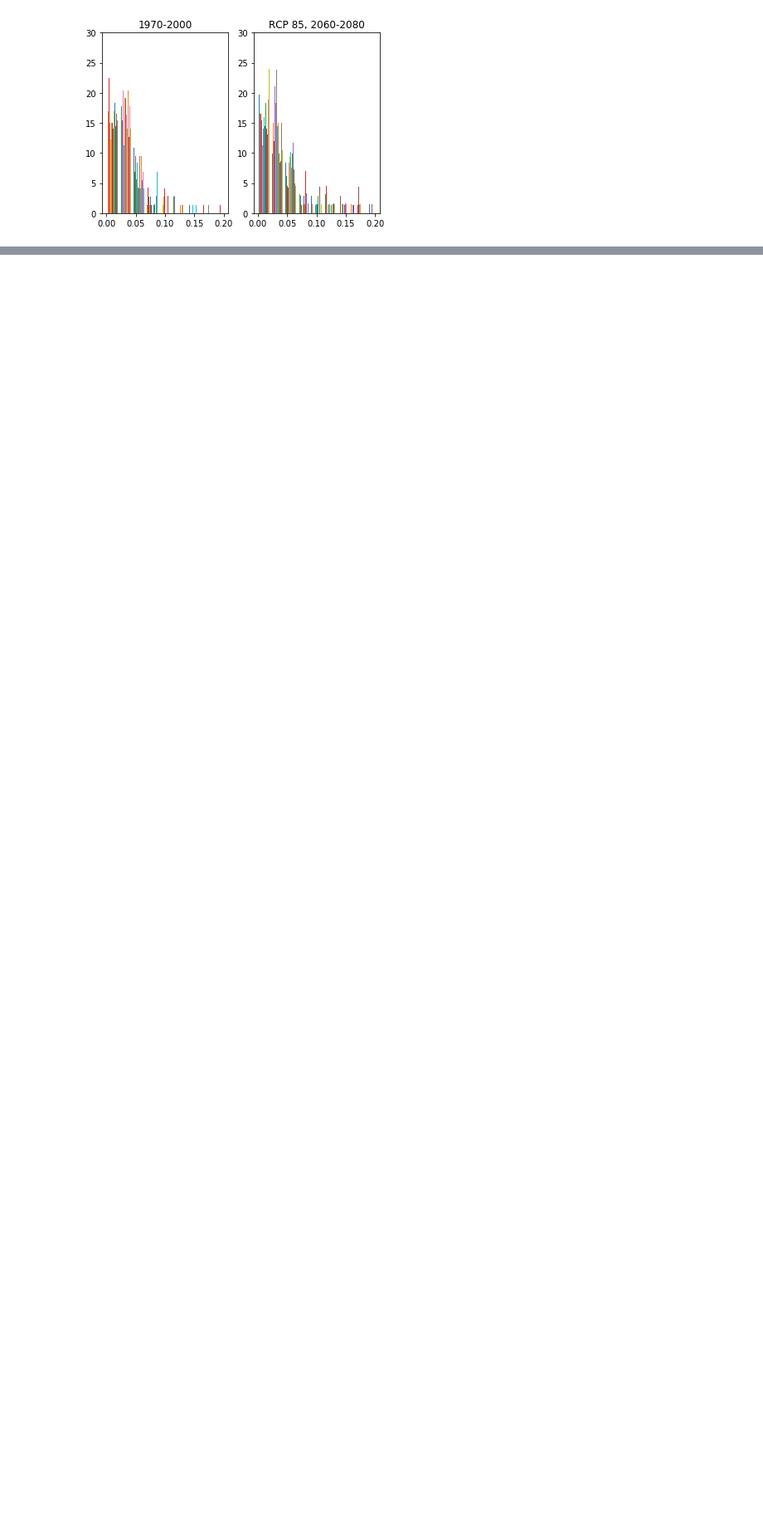
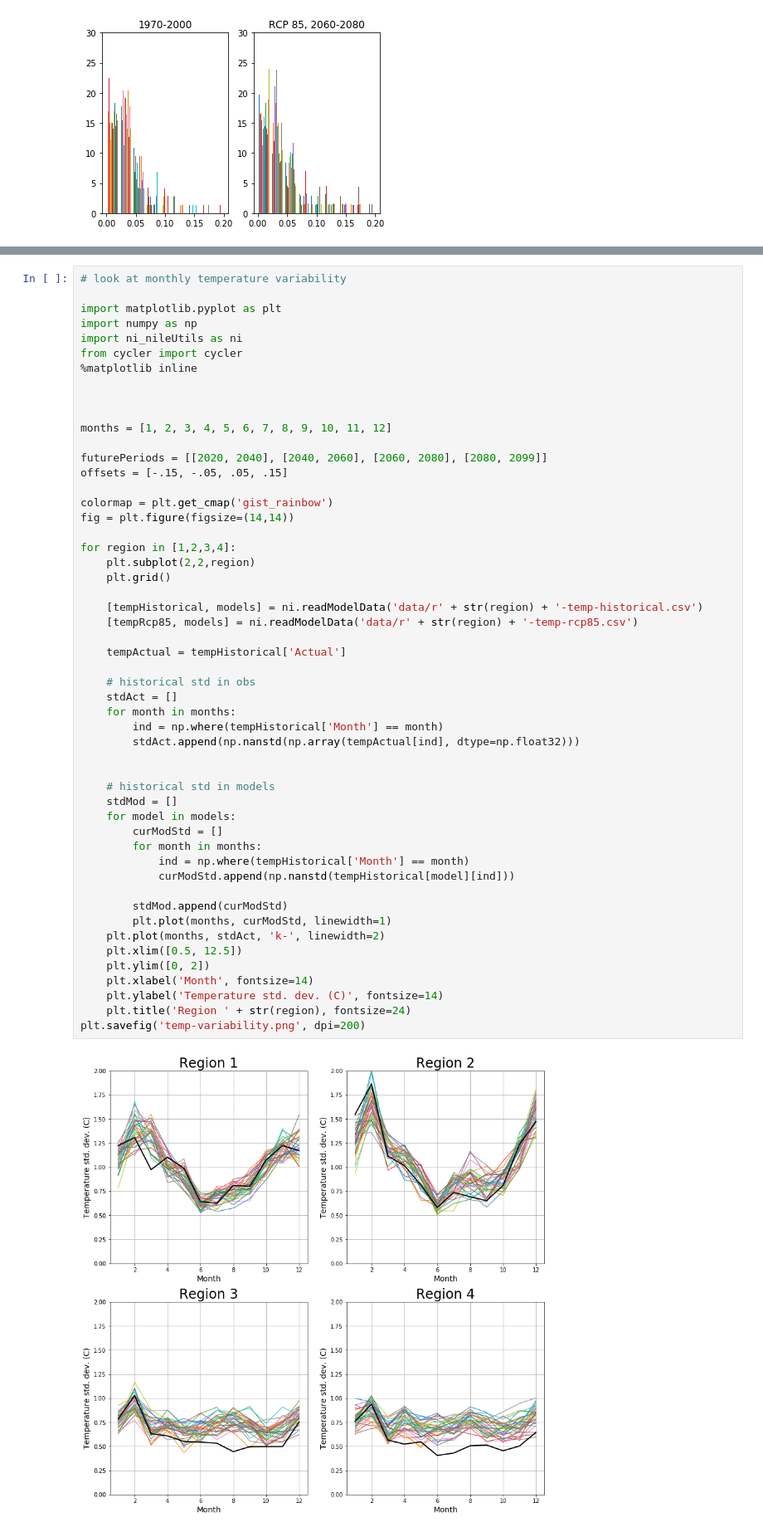
Before and after one commit to ecoffel/grad-research, a Jupyter notebook: 2017-nile-climate/nile-data-exploration.ipynb, the cells around one changed output, grey strips where cells are left out. Shown at 83% size. Saved outputs shown, nothing was run; the diff lists cells and outputs as text; blank space fills up the shorter version.

```diff
--- a/2017-nile-climate/nile-data-exploration.ipynb
+++ b/2017-nile-climate/nile-data-exploration.ipynb
@@ -436,0 +541,54 @@ plt.savefig('hot-dry.png',dpi=600)
+# %%
+# look at monthly temperature variability
+
+import matplotlib.pyplot as plt
+import numpy as np
+import ni_nileUtils as ni
+from cycler import cycler
+%matplotlib inline
+
+
+
+months = [1, 2, 3, 4, 5, 6, 7, 8, 9, 10, 11, 12]
+
+futurePeriods = [[2020, 2040], [2040, 2060], [2060, 2080], [2080, 2099]]
+offsets = [-.15, -.05, .05, .15]
+
+colormap = plt.get_cmap('gist_rainbow')
+fig = plt.figure(figsize=(14,14))
+
+for region in [1,2,3,4]:
+    plt.subplot(2,2,region)
+    plt.grid()
+
+    [tempHistorical, models] = ni.readModelData('data/r' + str(region) + '-temp-historical.csv')
+    [tempRcp85, models] = ni.readModelData('data/r' + str(region) + '-temp-rcp85.csv')
+
+    tempActual = tempHistorical['Actual']
+
+    # historical std in obs
+    stdAct = []
+    for month in months:
+        ind = np.where(tempHistorical['Month'] == month)
+        stdAct.append(np.nanstd(np.array(tempActual[ind], dtype=np.float32)))
+
+
+    # historical std in models
+    stdMod = []
+    for model in models:
+        curModStd = []
+        for month in months:
+            ind = np.where(tempHistorical['Month'] == month)
+            curModStd.append(np.nanstd(tempHistorical[model][ind]))
+
+        stdMod.append(curModStd)
+        plt.plot(months, curModStd, linewidth=1)
+    plt.plot(months, stdAct, 'k-', linewidth=2)
+    plt.xlim([0.5, 12.5])
+    plt.ylim([0, 2])
+    plt.xlabel('Month', fontsize=14)
+    plt.ylabel('Temperature std. dev. (C)', fontsize=14)
+    plt.title('Region ' + str(region), fontsize=24)
+plt.savefig('temp-variability.png', dpi=200)
+# %% [output]
+[figure, added]
```
Also changed, not shown: parts of 5 cells of this notebook, 7 other files.
